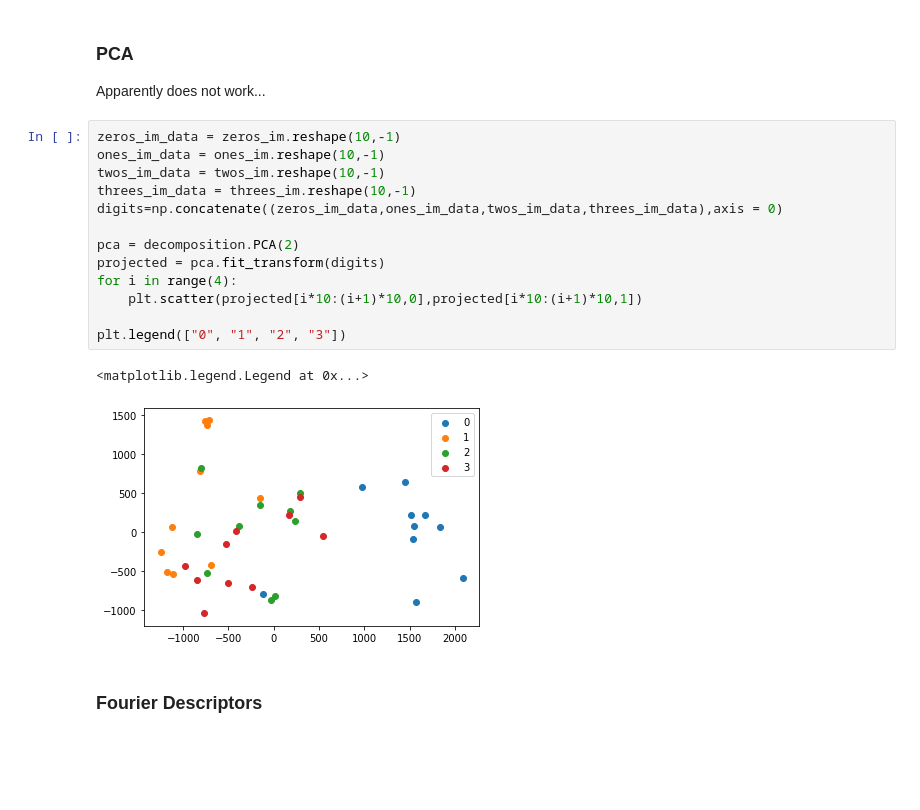
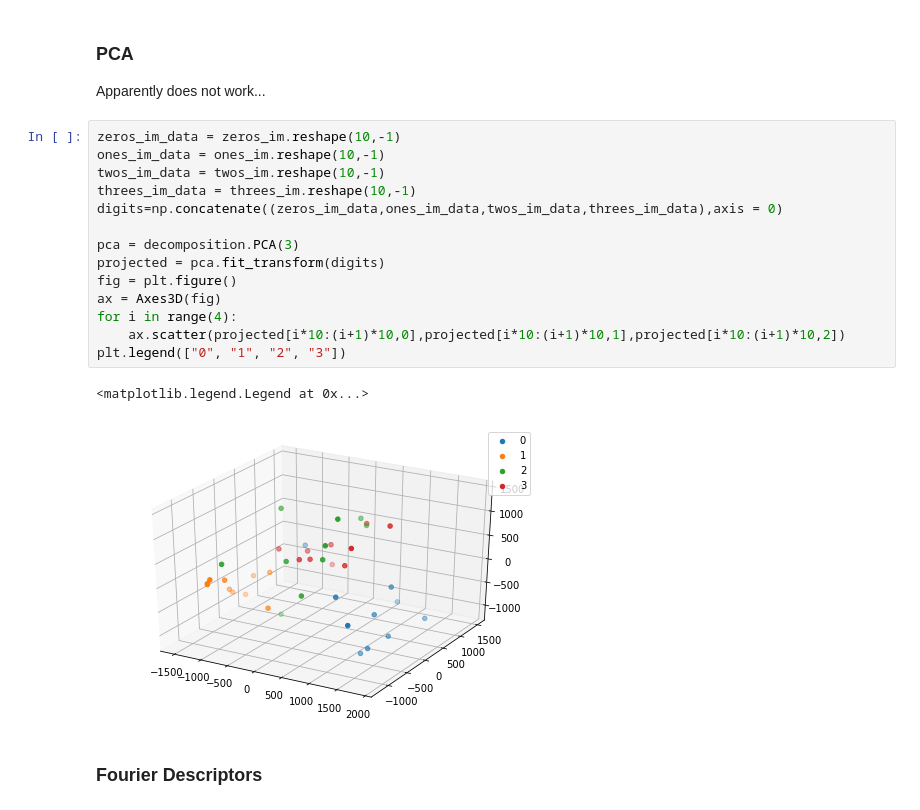
Before and after one commit to Jiang15/Image_analysis_and_pattern-recognition, a Jupyter notebook: Lab 2/lab_02_object_description.ipynb, the cells around one changed output. Saved outputs shown, nothing was run; the diff lists cells and outputs as text; blank space fills up the shorter version.

```diff
--- a/Lab 2/lab_02_object_description.ipynb
+++ b/Lab 2/lab_02_object_description.ipynb
@@ -727,18 +753,19 @@ Apparently does not work...
 # %%
 zeros_im_data = zeros_im.reshape(10,-1)
 ones_im_data = ones_im.reshape(10,-1)
 twos_im_data = twos_im.reshape(10,-1)
 threes_im_data = threes_im.reshape(10,-1)
 digits=np.concatenate((zeros_im_data,ones_im_data,twos_im_data,threes_im_data),axis = 0)
 
-pca = decomposition.PCA(2)
+pca = decomposition.PCA(3)
 projected = pca.fit_transform(digits)
+fig = plt.figure()
+ax = Axes3D(fig)
 for i in range(4):
-    plt.scatter(projected[i*10:(i+1)*10,0],projected[i*10:(i+1)*10,1])
-
+    ax.scatter(projected[i*10:(i+1)*10,0],projected[i*10:(i+1)*10,1],projected[i*10:(i+1)*10,2])
 plt.legend(["0", "1", "2", "3"])
 # %% [output]
 <matplotlib.legend.Legend at 0x...>
-[figure, old version]
+[figure, new version]
 # %% [markdown]
 ### Fourier Descriptors
```
Also changed, not shown: parts of 23 cells of this notebook.
